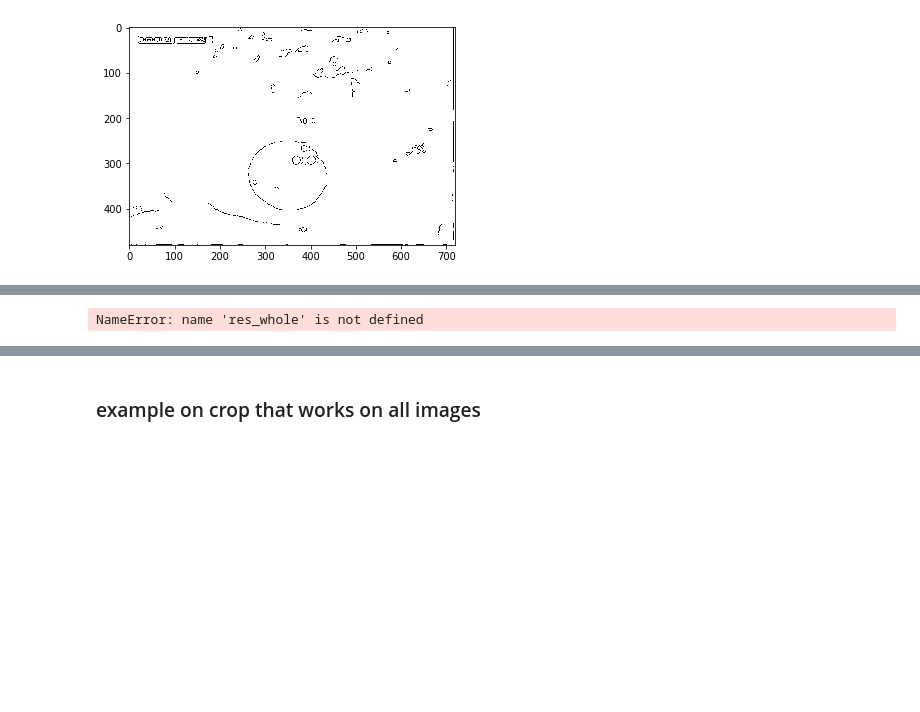
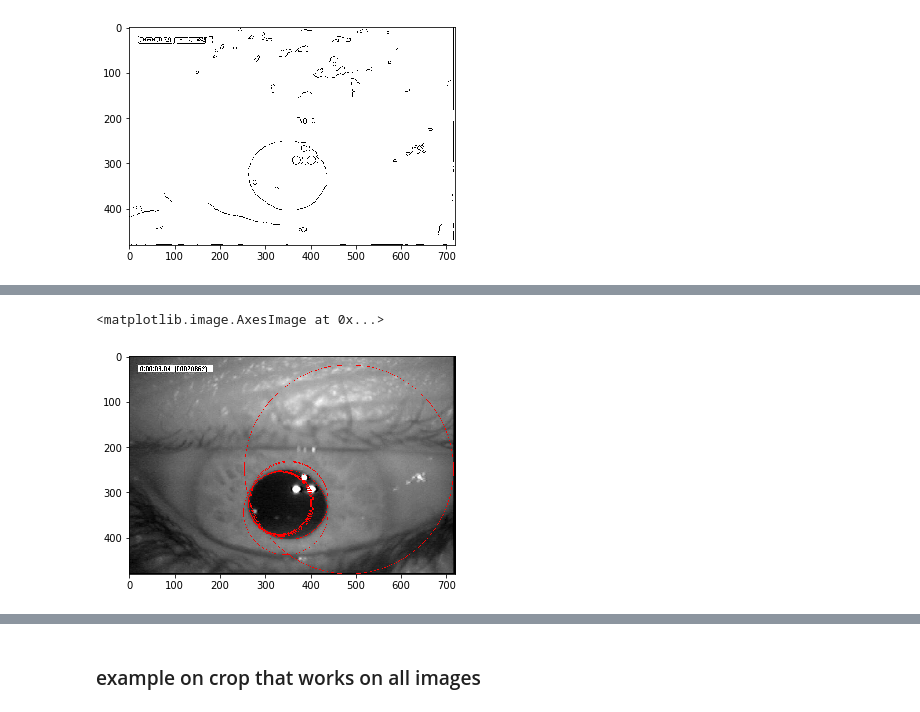
Before and after one commit to AbdBarho/CV19-20, a Jupyter notebook: 04_HoughTransfrom.ipynb, the cells around one changed output, grey strips where cells are left out. Cells and saved outputs as stored; diff of their text form; code cells hidden in the pictures; blank space fills up the shorter version.

```diff
--- a/04_HoughTransfrom.ipynb
+++ b/04_HoughTransfrom.ipynb
@@ -19,7 +20,7 @@ import cv2
 * implement the classical Hough Transform for lines (for lane detection) **OR** circles (eye tracking) as shown in the lecture
 * use a Canny edge detector to produce edge images for the sequence of images
 # %%
-circle_image = io.imread('images/eye_tracking/0090.jpeg', 0)
+circle_image = io.imread('images/eye_tracking/0090.jpeg')
 img_gray = color.rgb2gray(circle_image)
 plt.imshow(img_gray, cmap = plt.cm.gray)
 # %% [output]
@@ -42,9 +43,14 @@ plt.imshow(eye_left_gray, cmap = plt.cm.gray)
 def voting(img, h_step_size=1, w_step_size=1, r_step_size=1):
     H, W = img.shape
     R = min(H, W) // 2
-    acc = np.zeros((H, W, R))
-    for r in range(0, R, r_step_size):
+    acc = np.zeros((H, W, R), np.uint32)
+    for r in tqdm_notebook(range(2, R, r_step_size), leave=False):
         for y in range(r, H - r, h_step_size):
             for x in range(r, W - r, w_step_size):
-                acc[y, x, r] += edges[circle_perimeter(y, x, r, method='andres')].sum()
+                # shape = None
+                # if x <= r or W - x <= r or y <= r or H - y <= r:
+                    # shape = img.shape
+                val = img[circle_perimeter(y, x, r, 'andres')].sum()
+                if val > 0:
+                    acc[y, x, r] += val
     return acc
@@ -65,6 +62,16 @@ plt.imshow(edges_whole, cmap = 'binary')
 # %% [output]
 <matplotlib.image.AxesImage at 0x...>
 [figure]
+# %%
+def draw_circles(acc, img, count = 10):
+    res = acc.copy()
+    result_img = color.gray2rgb(img)
+    for i in range(count):
+        indexes = np.unravel_index(np.argmax(res), res.shape)
+        y, x, r = indexes
+        result_img[circle_perimeter(y, x, r, shape=img.shape)] = np.array([1, 0, 0])
+        res[indexes] = 0
+    return result_img
 # %%
 res_whole = voting(edges_whole)
 # %% [output]
@@ -72,7 +79,5 @@ IndexError: index 340 is out of bounds for axis 1 with size 340
-# %%
-result_img_whole = color.gray2rgb(img_gray)
-for y, x, r in get_max(res_whole):
-    result_img[circle_perimeter(y, x, r)] = np.array([1, 0, 0])
-plt.imshow(result_img_whole)
-# %% [output]
-NameError: name 'res_whole' is not defined
+# %%
+plt.imshow(draw_circles(res_whole, img_gray))
+# %% [output]
+<matplotlib.image.AxesImage at 0x...>
+[figure, added]
```
Also changed, not shown: parts of 16 cells of this notebook.
